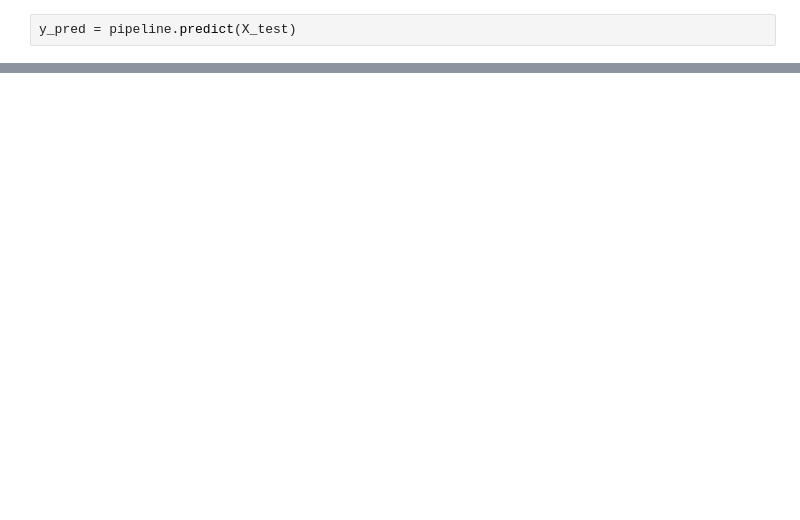
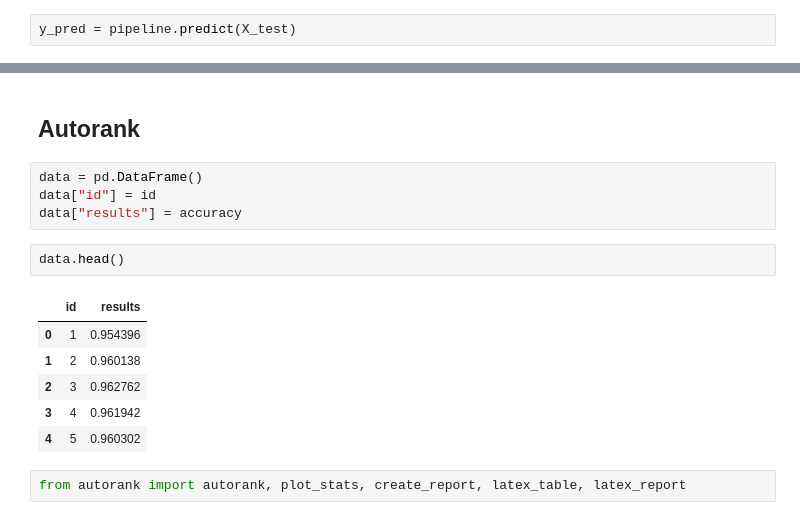
Before and after one commit to JoaoAssalim/Class-by-Description-Classifier-with-NLP, a Jupyter notebook: notebooks/ClassificaçãoDescrições.ipynb, the cells around one changed output, grey strips where cells are left out. Drawn from its saved outputs; the diff is of its cells as text; blank space fills up the shorter version.

```diff
--- a/notebooks/ClassificaçãoDescrições.ipynb
+++ b/notebooks/ClassificaçãoDescrições.ipynb
@@ -201,0 +265,17 @@ plt.show()
+# %% [markdown]
+## Autorank
+# %%
+data = pd.DataFrame()
+data["id"] = id
+data["results"] = accuracy
+# %%
+data.head()
+# %% [output]
+|  | id | results |
+| 0 | 1 | 0.954396 |
+| 1 | 2 | 0.960138 |
+| 2 | 3 | 0.962762 |
+| 3 | 4 | 0.961942 |
+| 4 | 5 | 0.960302 |
+# %%
+from autorank import autorank, plot_stats, create_report, latex_table, latex_report
```
Also changed, not shown: parts of 34 cells of this notebook.
